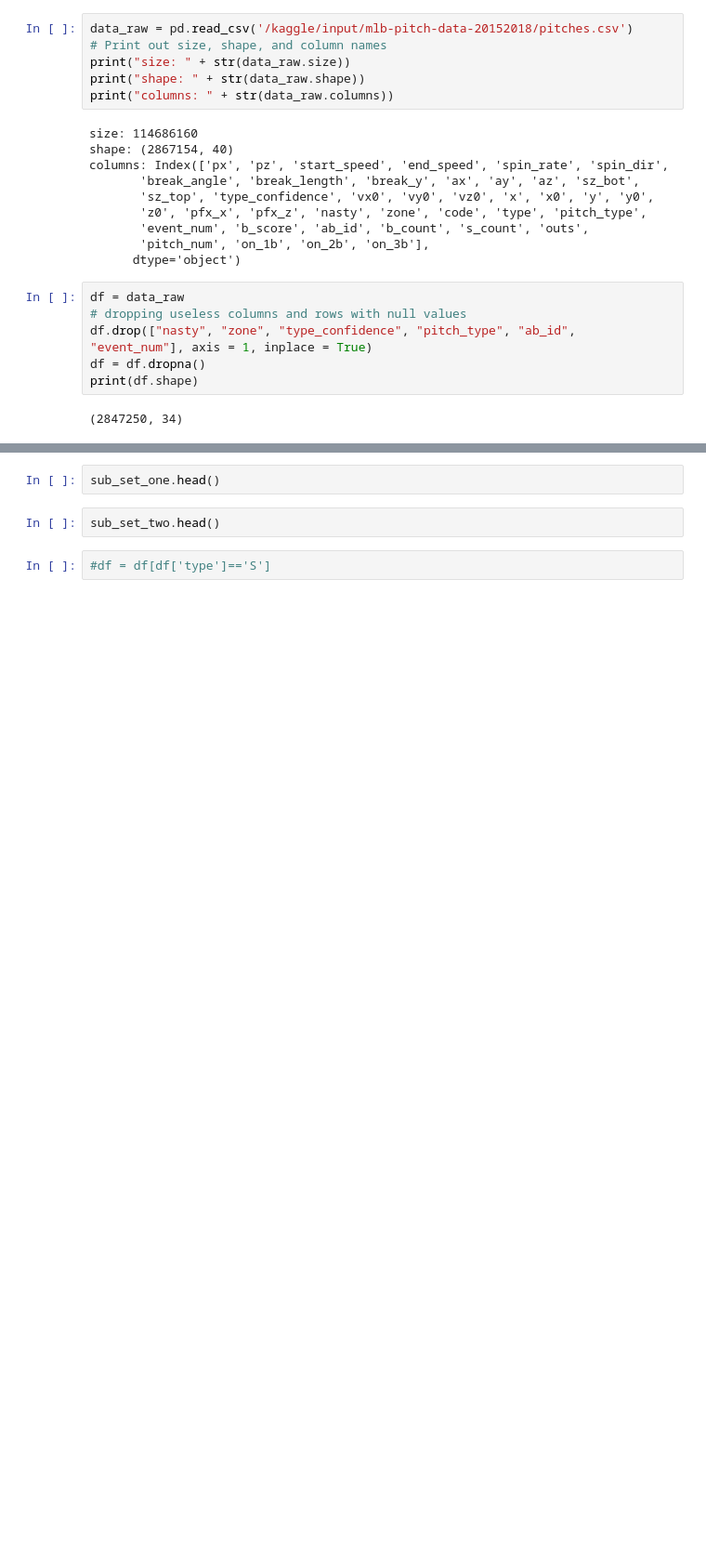
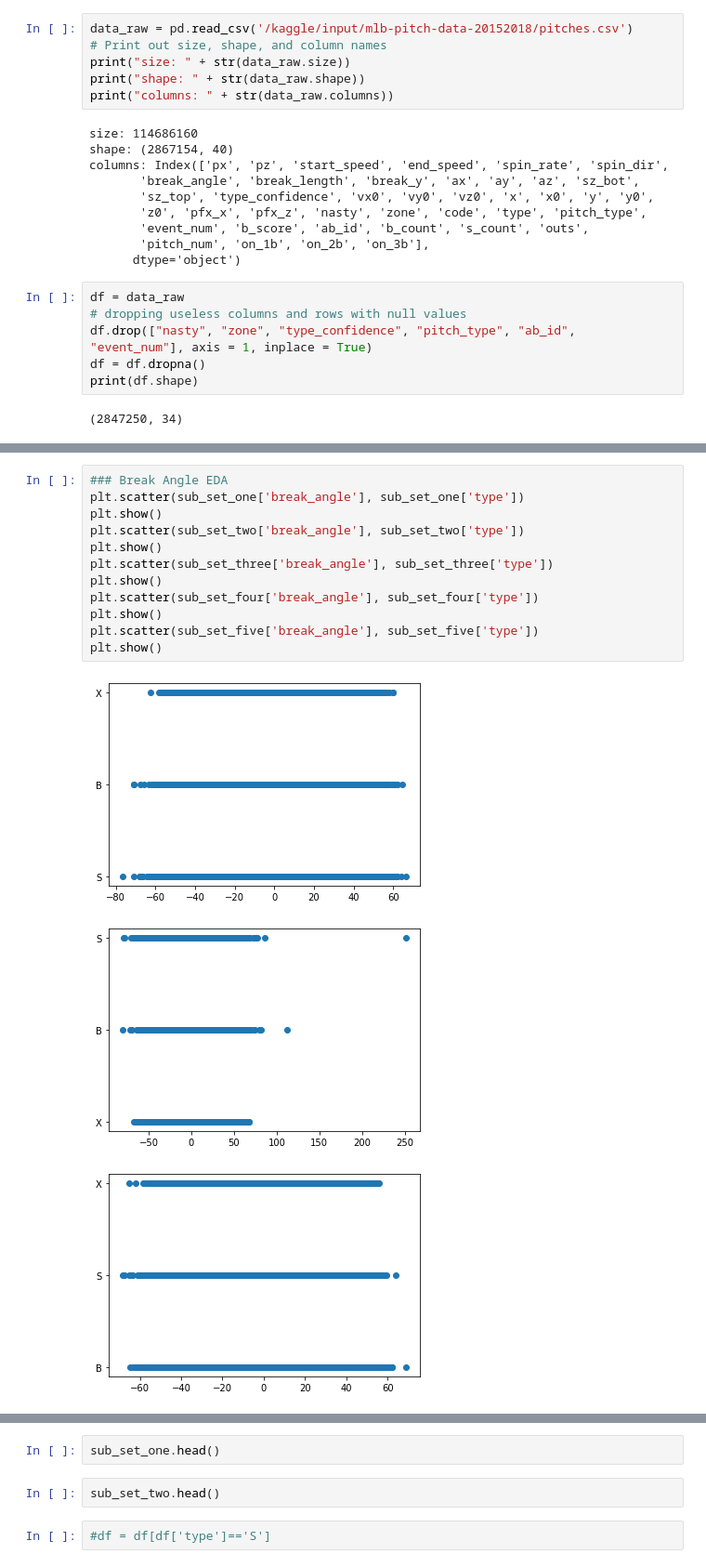
Before and after one commit to anaconda121/Whiff-Rate, a Jupyter notebook: EDA/tanish-design-project.ipynb, the cells around one changed output, grey strips where cells are left out. Shown at 93% size. Drawn from its saved outputs; the diff is of its cells as text; blank space fills up the shorter version.

```diff
--- a/EDA/tanish-design-project.ipynb
+++ b/EDA/tanish-design-project.ipynb
@@ -81,0 +127,16 @@ Things that I have learned from EDA:
+# %%
+### Break Angle EDA
+plt.scatter(sub_set_one['break_angle'], sub_set_one['type'])
+plt.show()
+plt.scatter(sub_set_two['break_angle'], sub_set_two['type'])
+plt.show()
+plt.scatter(sub_set_three['break_angle'], sub_set_three['type'])
+plt.show()
+plt.scatter(sub_set_four['break_angle'], sub_set_four['type'])
+plt.show()
+plt.scatter(sub_set_five['break_angle'], sub_set_five['type'])
+plt.show()
+# %% [output]
+[figure, added]
+[figure, added]
+[figure, added]
```
Also changed, not shown: parts of 15 cells of this notebook.
